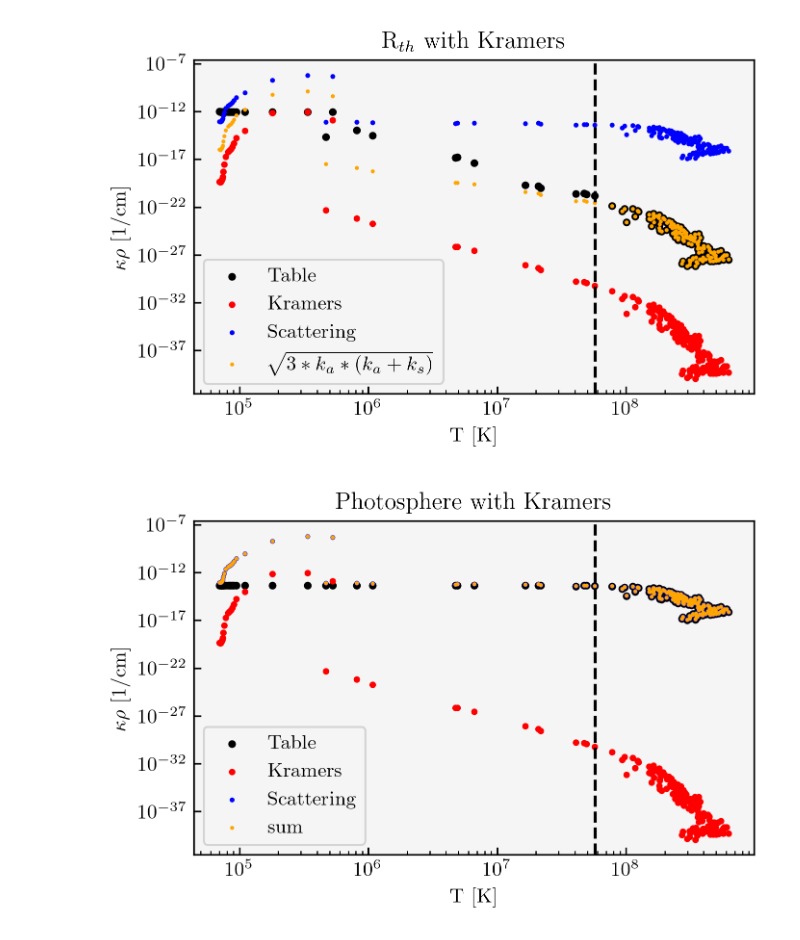
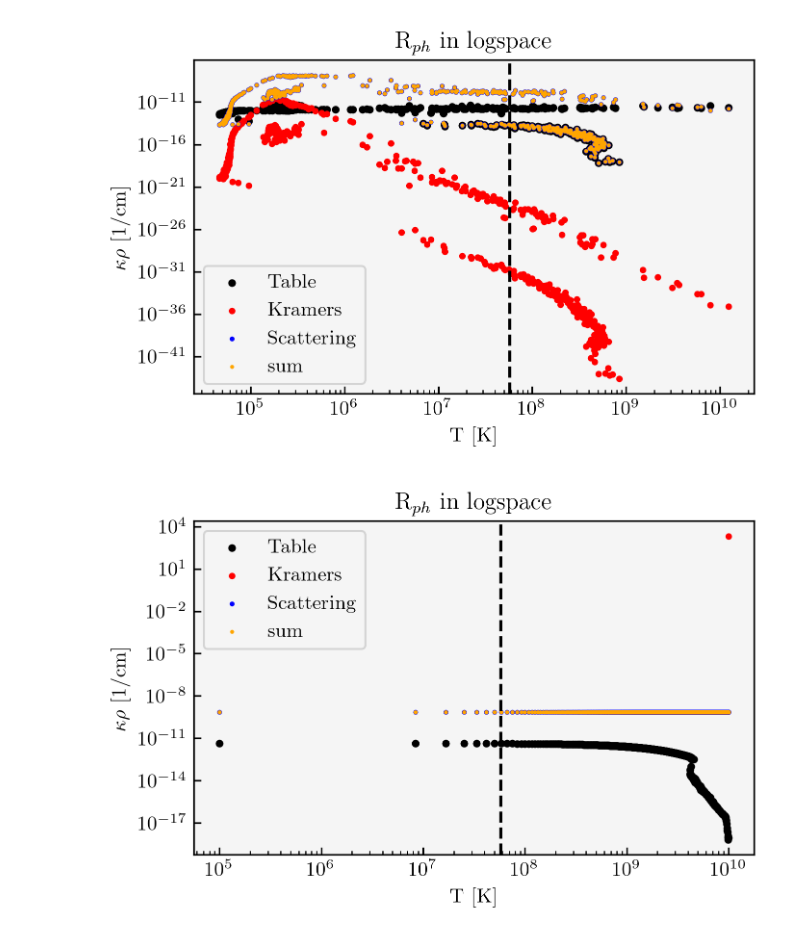
Before and after one commit to KKilmetis8/tde_comparison, a Jupyter notebook: test_radii.ipynb, the cells around one changed output. Drawn from its saved outputs; the diff is of its cells as text; code cells hidden in the pictures.

Commit message:
testing logspace, nice plot at the end

```diff
--- a/test_radii.ipynb
+++ b/test_radii.ipynb
@@ -12,0 +38,5 @@ m=6
+# %%
+lin_step = lin_radii[1]-lin_radii[0]
+for j in range(0,len(lin_radii)-2):
+    for i in range(len(lin_plot_kappa)):
+        lin_plot_kappa[i,j] /= lin_step
@@ -13,2 +65,2 @@ m=6
 # %%
-rays_T, rays_den, _, radii = ray_maker(fix, m)
+rays_T, rays_den, _, radii = ray_maker(fix, m, 1200)
@@ -29 +67,3 @@ thermr /=  6.957e10
+# %%
+rays_kappa, _, _ = get_photosphere(rays_T, rays_den, radii)
 # %%
@@ -41,22 +79,26 @@ plot_tau = plot_tau/step
+# %%
+for j in range(0,len(radii)-2):
+    step = radii[j+1]-radii[j]
+    for i in range(len(plot_kappa)):
+        plot_kappa[i,j] /= step
 # %%
-for index in range(91,92):
-    data_den = rays_den[index]
-    data_T =rays_T[index]
-    kappa = plot_tau[index]
-    kram = 3.68 * 1e22 * (1 + 0.7389) * data_T**(-3.5) * data_den**2 #Kramers' opacity [cm^2/g]
-    scattering = (1+0.7389) * 0.2 * data_den
-    sum =  np.sqrt(3*kram*(kram + scattering))
-    plt.scatter(data_T,kappa, s = 8, c = 'k', label = 'Table')
-    plt.scatter(data_T, kram, s = 5, c = 'r', label = 'Kramers')
-    plt.scatter(data_T, scattering, s = 2, c = 'b', label = 'Scattering')
-    plt.scatter(data_T,sum, s = 1, c = 'orange', label = r'$\sqrt{3*k_a*(k_a+k_s)}$')
-    if index==91:
-        plt.legend()
+data_den = rays_den[index]
+data_T =rays_T[index]
+kappa = plot_kappa[index]
+kram = 3.68 * 1e22 * (1 + 0.7389) * data_T**(-3.5) * data_den**2 #Kramers' opacity [cm^2/g]
+scattering = (1+0.7389) * 0.2 * data_den
+sum =  (kram + scattering)
+plt.scatter(data_T,kappa, s = 8, c = 'k', label = 'Table')
+plt.scatter(data_T, kram, s = 5, c = 'r', label = 'Kramers')
+plt.scatter(data_T, scattering, s = 2, c = 'b', label = 'Scattering')
+plt.scatter(data_T,sum, s = 1, c = 'orange', label = 'sum')
+plt.legend()
 plt.axvline(x=np.exp(17.87), c = 'k', linestyle = 'dashed')
 plt.xlabel('T [K]')
 plt.ylabel(r'$\kappa\rho$ [1/cm]')
 plt.loglog()
-plt.title(r'R$_{th}$ with Kramers')
+plt.title(r'R$_{ph}$ in logspace')
+plt.savefig('Final plot/photosphere_comparison_log.png')
 plt.show()
 # %% [output]
-[figure, old version]
+[figure, new version]
@@ -87,22 +122,17 @@ plot_kappa = plot_kappa/step
 # %%
-for index in range(91,92):
-    data_den = rays_den[index]
-    data_T =rays_T[index]
-    kappa = plot_kappa[index]
-    kram = 3.68 * 1e22 * (1 + 0.7389) * data_T**(-3.5) * data_den**2 #Kramers' opacity [cm^2/g]
-    scattering = (1+0.7389) * 0.2 * data_den
-    sum =  (kram + scattering)
-    plt.scatter(data_T,kappa, s = 8, c = 'k', label = 'Table')
-    plt.scatter(data_T, kram, s = 5, c = 'r', label = 'Kramers')
-    plt.scatter(data_T, scattering, s = 2, c = 'b', label = 'Scattering')
-    plt.scatter(data_T,sum, s = 1, c = 'orange', label = 'sum')
-    if index==91:
-        plt.legend()
+kram = 3.68 * 1e22 * (1 + 0.7389) * rays_T_test**(-3.5) * den_test**2 #Kramers' opacity [cm^2/g]
+scattering = (1+0.7389) * 0.2 * den_test
+sum =  (kram + scattering)
+plt.scatter(rays_T_test,kappa, s = 8, c = 'k', label = 'Table')
+plt.scatter(rays_T_test, plot_kappa_test, s = 5, c = 'r', label = 'Kramers')
+plt.scatter(rays_T_test, scattering, s = 2, c = 'b', label = 'Scattering')
+plt.scatter(rays_T_test,sum, s = 1, c = 'orange', label = 'sum')
+plt.legend()
 plt.axvline(x=np.exp(17.87), c = 'k', linestyle = 'dashed')
 plt.xlabel('T [K]')
 plt.ylabel(r'$\kappa\rho$ [1/cm]')
 plt.loglog()
-plt.title('Photosphere with Kramers')
+plt.title(r'R$_{ph}$ in logspace')
 plt.show()
 # %% [output]
-[figure, old version]
+[figure, new version]
```
Also changed, not shown: parts of 12 cells of this notebook, 24 other files.
